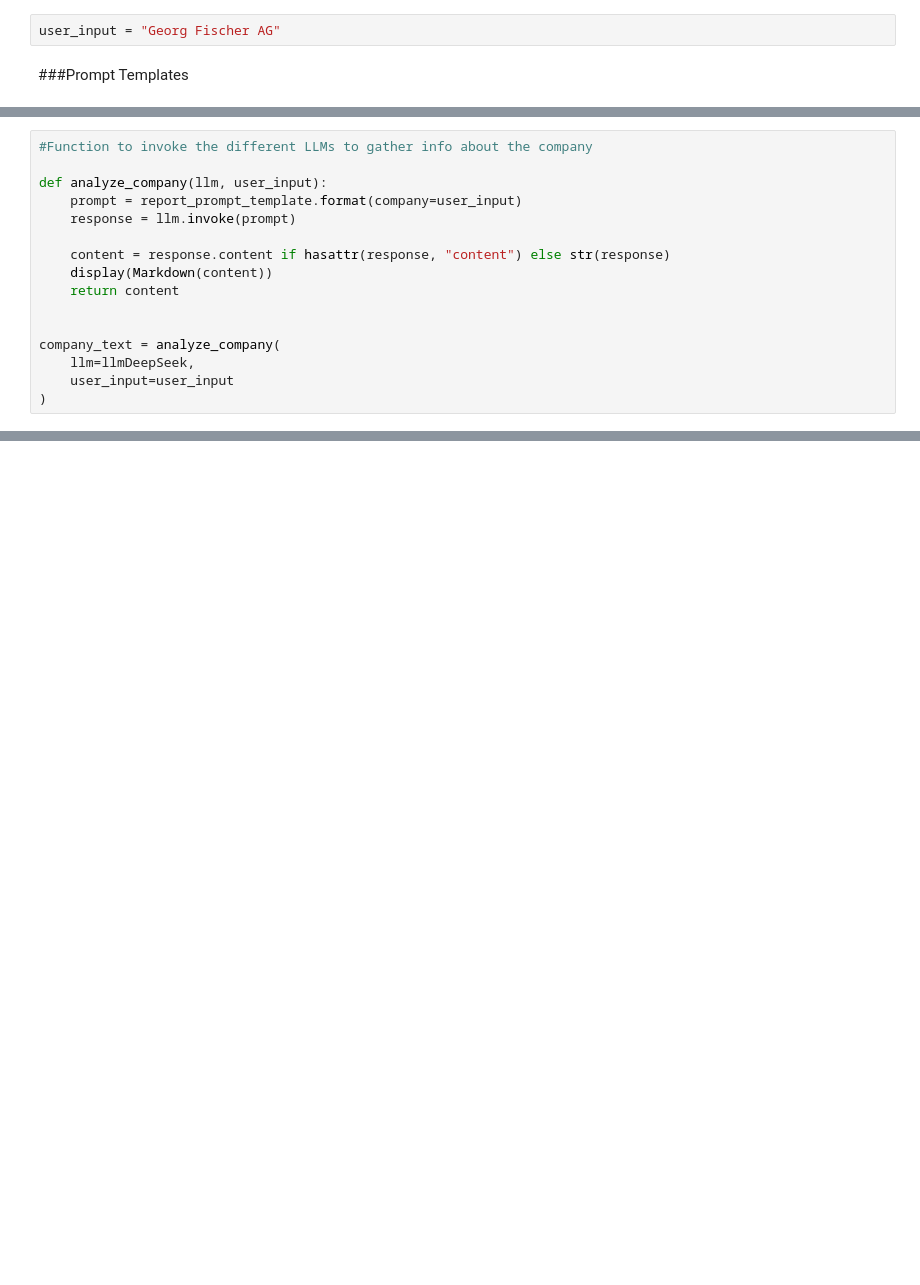
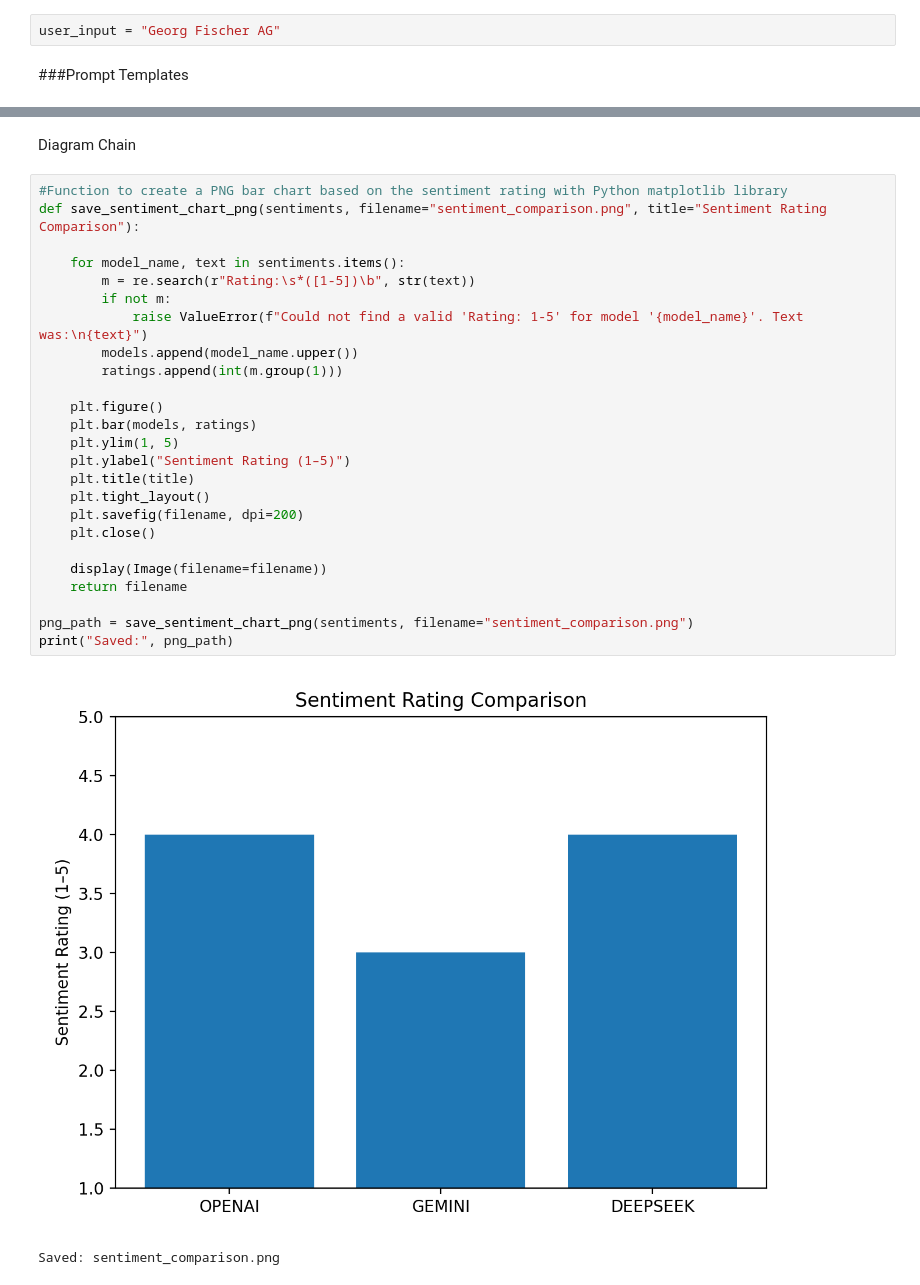
Before and after one commit to digichriz/EMBA2026-Lab, a Jupyter notebook: exam.ipynb, the cells around one changed output, grey strips where cells are left out. Drawn from its saved outputs; the diff is of its cells as text; blank space fills up the shorter version.

```diff
--- a/exam.ipynb
+++ b/exam.ipynb
@@ -136,16 +330,0 @@ sentiment_prompt_template = PromptTemplate(
-# %%
-#Function to invoke the different LLMs to gather info about the company
-
-def analyze_company(llm, user_input):
-    prompt = report_prompt_template.format(company=user_input)
-    response = llm.invoke(prompt)
-
-    content = response.content if hasattr(response, "content") else str(response)
-    display(Markdown(content))
-    return content
-
-
-company_text = analyze_company(
-    llm=llmDeepSeek,
-    user_input=user_input
-)
@@ -159,0 +372,30 @@ Based on publicly available information, Georg Fischer AG (GF) is a Swiss indust
+# %% [markdown]
+Diagram Chain
+# %%
+#Function to create a PNG bar chart based on the sentiment rating with Python matplotlib library
+def save_sentiment_chart_png(sentiments, filename="sentiment_comparison.png", title="Sentiment Rating Comparison"):
+
+    for model_name, text in sentiments.items():
+        m = re.search(r"Rating:\s*([1-5])\b", str(text))
+        if not m:
+            raise ValueError(f"Could not find a valid 'Rating: 1-5' for model '{model_name}'. Text was:\n{text}")
+        models.append(model_name.upper())
+        ratings.append(int(m.group(1)))
+
+    plt.figure()
+    plt.bar(models, ratings)
+    plt.ylim(1, 5)
+    plt.ylabel("Sentiment Rating (1–5)")
+    plt.title(title)
+    plt.tight_layout()
+    plt.savefig(filename, dpi=200)
+    plt.close()
+
+    display(Image(filename=filename))
+    return filename
+
+png_path = save_sentiment_chart_png(sentiments, filename="sentiment_comparison.png")
+print("Saved:", png_path)
+# %% [output]
+[figure, added]
+Saved: sentiment_comparison.png
```
Also changed, not shown: parts of 12 cells of this notebook.
